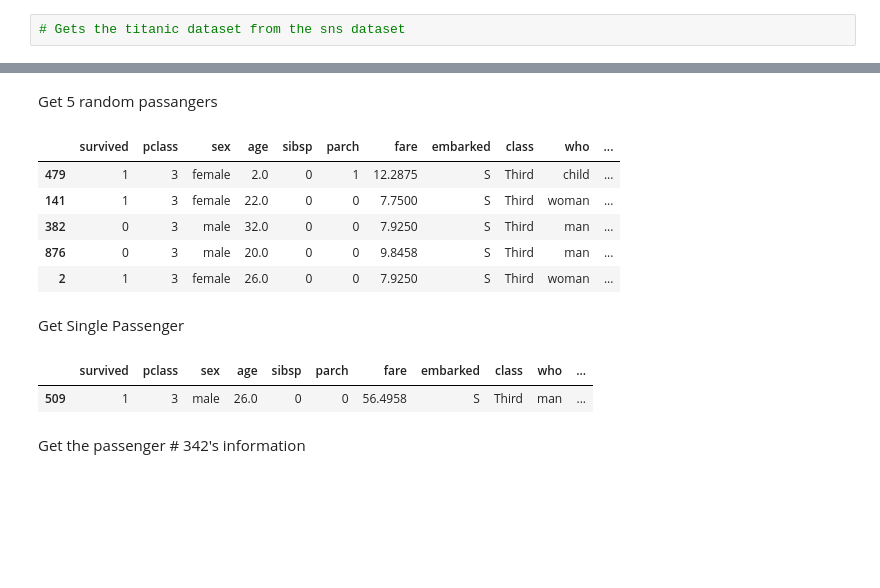
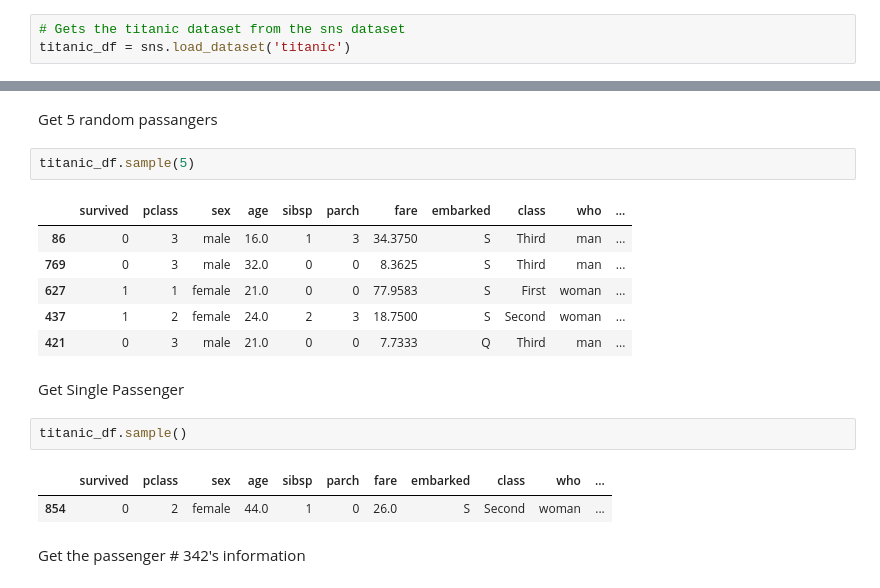
Before and after one commit to JA-Acosta/PandasCourse, a Jupyter notebook: questions.ipynb, the cells around one changed output, grey strips where cells are left out. Saved outputs shown, nothing was run; the diff lists cells and outputs as text; blank space fills up the shorter version.

```diff
--- a/questions.ipynb
+++ b/questions.ipynb
@@ -13,2 +15,3 @@ Day 3: Reviewed Pandas info -> Pandas is built on NumPy and uses MatPlotLib to v
 # %%
 # Gets the titanic dataset from the sns dataset
+titanic_df = sns.load_dataset('titanic')
@@ -74,19 +108,21 @@ Get the Top 10 and Bottom 5
 # %% [markdown]
 Get 5 random passangers
 # %%
+titanic_df.sample(5)
 # %% [output]
 |  | survived | pclass | sex | age | sibsp | parch | fare | embarked | class | who | ... |
-| 479 | 1 | 3 | female | 2.0 | 0 | 1 | 12.2875 | S | Third | child | ... |
-| 141 | 1 | 3 | female | 22.0 | 0 | 0 | 7.7500 | S | Third | woman | ... |
-| 382 | 0 | 3 | male | 32.0 | 0 | 0 | 7.9250 | S | Third | man | ... |
-| 876 | 0 | 3 | male | 20.0 | 0 | 0 | 9.8458 | S | Third | man | ... |
-| 2 | 1 | 3 | female | 26.0 | 0 | 0 | 7.9250 | S | Third | woman | ... |
+| 86 | 0 | 3 | male | 16.0 | 1 | 3 | 34.3750 | S | Third | man | ... |
+| 769 | 0 | 3 | male | 32.0 | 0 | 0 | 8.3625 | S | Third | man | ... |
+| 627 | 1 | 1 | female | 21.0 | 0 | 0 | 77.9583 | S | First | woman | ... |
+| 437 | 1 | 2 | female | 24.0 | 2 | 3 | 18.7500 | S | Second | woman | ... |
+| 421 | 0 | 3 | male | 21.0 | 0 | 0 | 7.7333 | Q | Third | man | ... |
 # %% [markdown]
 Get Single Passenger
 # %%
+titanic_df.sample()
 # %% [output]
 |  | survived | pclass | sex | age | sibsp | parch | fare | embarked | class | who | ... |
-| 509 | 1 | 3 | male | 26.0 | 0 | 0 | 56.4958 | S | Third | man | ... |
+| 854 | 0 | 2 | female | 44.0 | 1 | 0 | 26.0 | S | Second | woman | ... |
 # %% [markdown]
 Get the passenger # 342's information
 # %%
```
Also changed, not shown: parts of 33 cells of this notebook, 2 other files.
